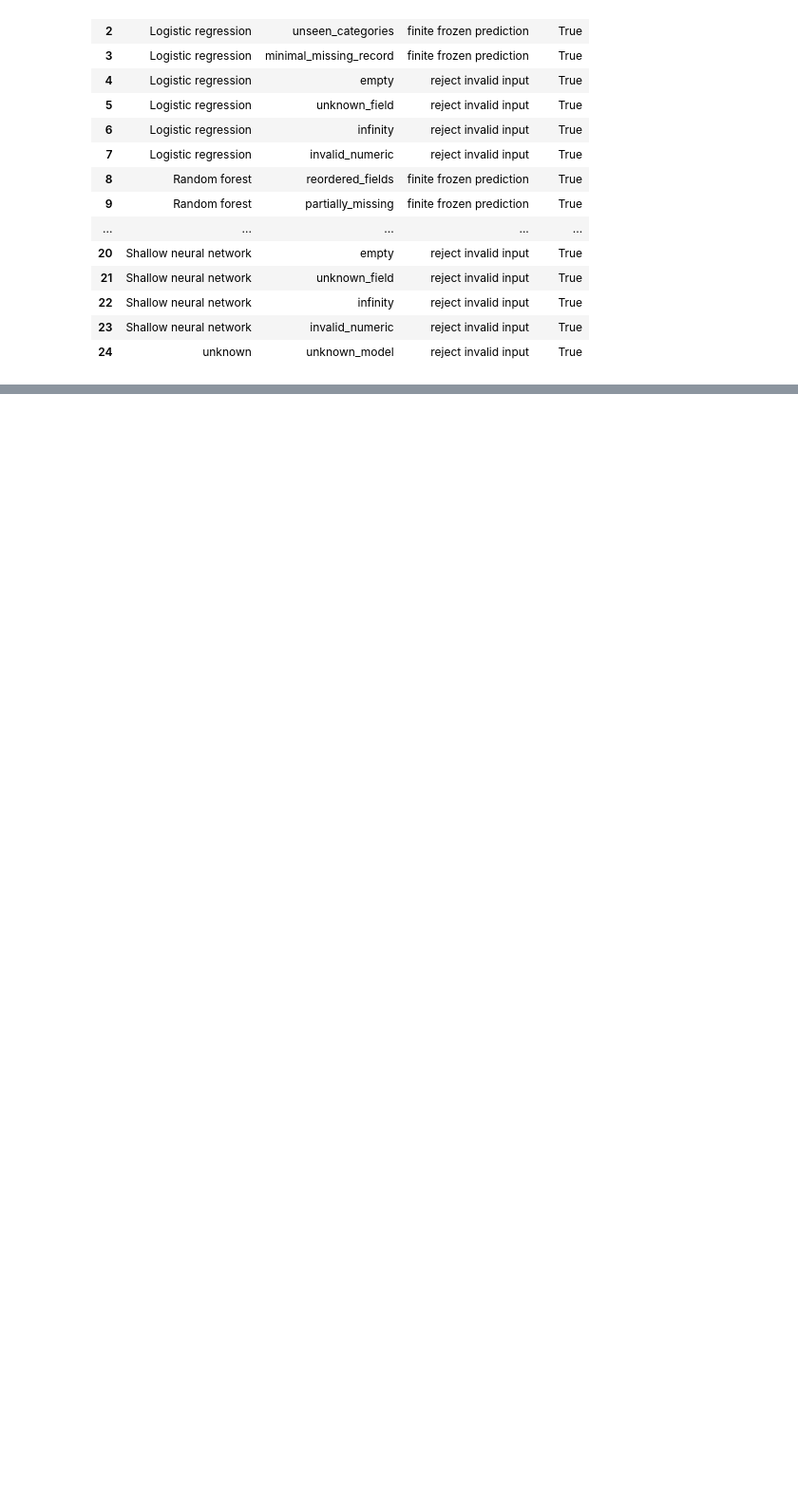
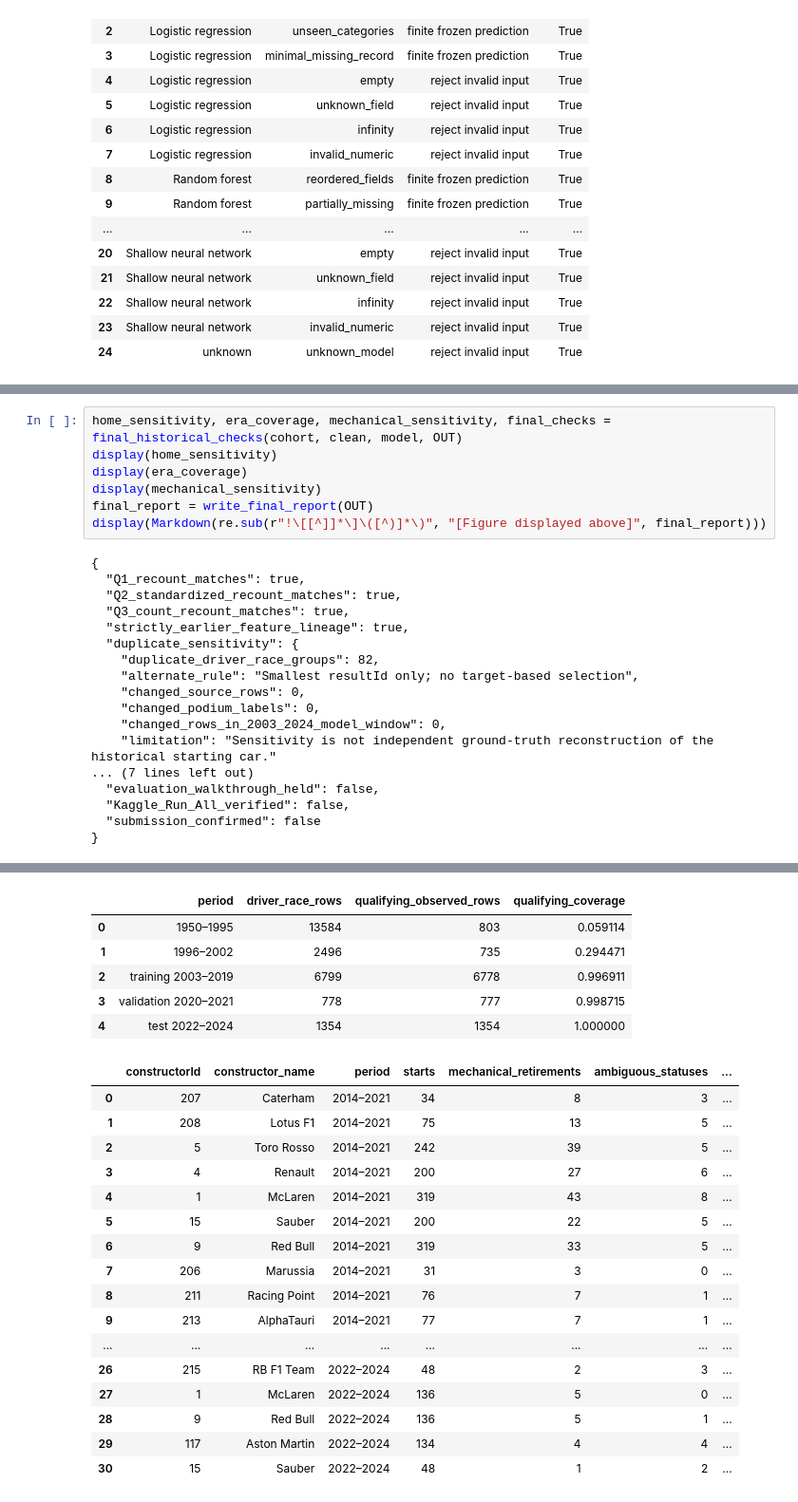
Before and after one commit to amrelkotit/Acl_9th_project, a Jupyter notebook: notebooks/milestone1.ipynb, the cells around one changed output, grey strips where cells are left out. Shown at 95% size. Drawn from its saved outputs; the diff is of its cells as text; blank space fills up the shorter version.

Commit message:
Complete MS1 final local checks and reconcile all 40 plan rows

```diff
--- a/notebooks/milestone1.ipynb
+++ b/notebooks/milestone1.ipynb
@@ -2074,0 +2281,25 @@ Run verify_batch3.py locally to bind notebook/report/PDF hashes and produce the
+# %%
+home_sensitivity, era_coverage, mechanical_sensitivity, final_checks = final_historical_checks(cohort, clean, model, OUT)
+display(home_sensitivity)
+display(era_coverage)
+display(mechanical_sensitivity)
+final_report = write_final_report(OUT)
+display(Markdown(re.sub(r"!\[[^]]*\]\([^)]*\)", "[Figure displayed above]", final_report)))
+# %% [output]
+{
+  "Q1_recount_matches": true,
+  "Q2_standardized_recount_matches": true,
+  "Q3_count_recount_matches": true,
+  "strictly_earlier_feature_lineage": true,
+  "duplicate_sensitivity": {
+    "duplicate_driver_race_groups": 82,
+    "alternate_rule": "Smallest resultId only; no target-based selection",
+    "changed_source_rows": 0,
+    "changed_podium_labels": 0,
+    "changed_rows_in_2003_2024_model_window": 0,
+    "limitation": "Sensitivity is not independent ground-truth reconstruction of the historical starting car."
+... (7 lines left out)
+  "evaluation_walkthrough_held": false,
+  "Kaggle_Run_All_verified": false,
+  "submission_confirmed": false
+}
@@ -2074,0 +2313,23 @@ Run verify_batch3.py locally to bind notebook/report/PDF hashes and produce the
+|  | period | driver_race_rows | qualifying_observed_rows | qualifying_coverage |
+| 0 | 1950–1995 | 13584 | 803 | 0.059114 |
+| 1 | 1996–2002 | 2496 | 735 | 0.294471 |
+| 2 | training 2003–2019 | 6799 | 6778 | 0.996911 |
+| 3 | validation 2020–2021 | 778 | 777 | 0.998715 |
+| 4 | test 2022–2024 | 1354 | 1354 | 1.000000 |
+|  | constructorId | constructor_name | period | starts | mechanical_retirements | ambiguous_statuses | ... |
+| 0 | 207 | Caterham | 2014–2021 | 34 | 8 | 3 | ... |
+| 1 | 208 | Lotus F1 | 2014–2021 | 75 | 13 | 5 | ... |
+| 2 | 5 | Toro Rosso | 2014–2021 | 242 | 39 | 5 | ... |
+| 3 | 4 | Renault | 2014–2021 | 200 | 27 | 6 | ... |
+| 4 | 1 | McLaren | 2014–2021 | 319 | 43 | 8 | ... |
+| 5 | 15 | Sauber | 2014–2021 | 200 | 22 | 5 | ... |
+| 6 | 9 | Red Bull | 2014–2021 | 319 | 33 | 5 | ... |
+| 7 | 206 | Marussia | 2014–2021 | 31 | 3 | 0 | ... |
+| 8 | 211 | Racing Point | 2014–2021 | 76 | 7 | 1 | ... |
+| 9 | 213 | AlphaTauri | 2014–2021 | 77 | 7 | 1 | ... |
+| ... | ... | ... | ... | ... | ... | ... | ... |
+| 26 | 215 | RB F1 Team | 2022–2024 | 48 | 2 | 3 | ... |
+| 27 | 1 | McLaren | 2022–2024 | 136 | 5 | 0 | ... |
+| 28 | 9 | Red Bull | 2022–2024 | 136 | 5 | 1 | ... |
+| 29 | 117 | Aston Martin | 2022–2024 | 134 | 4 | 4 | ... |
+| 30 | 15 | Sauber | 2022–2024 | 48 | 1 | 2 | ... |
```
Also changed, not shown: parts of 15 cells of this notebook, 34 other files.
